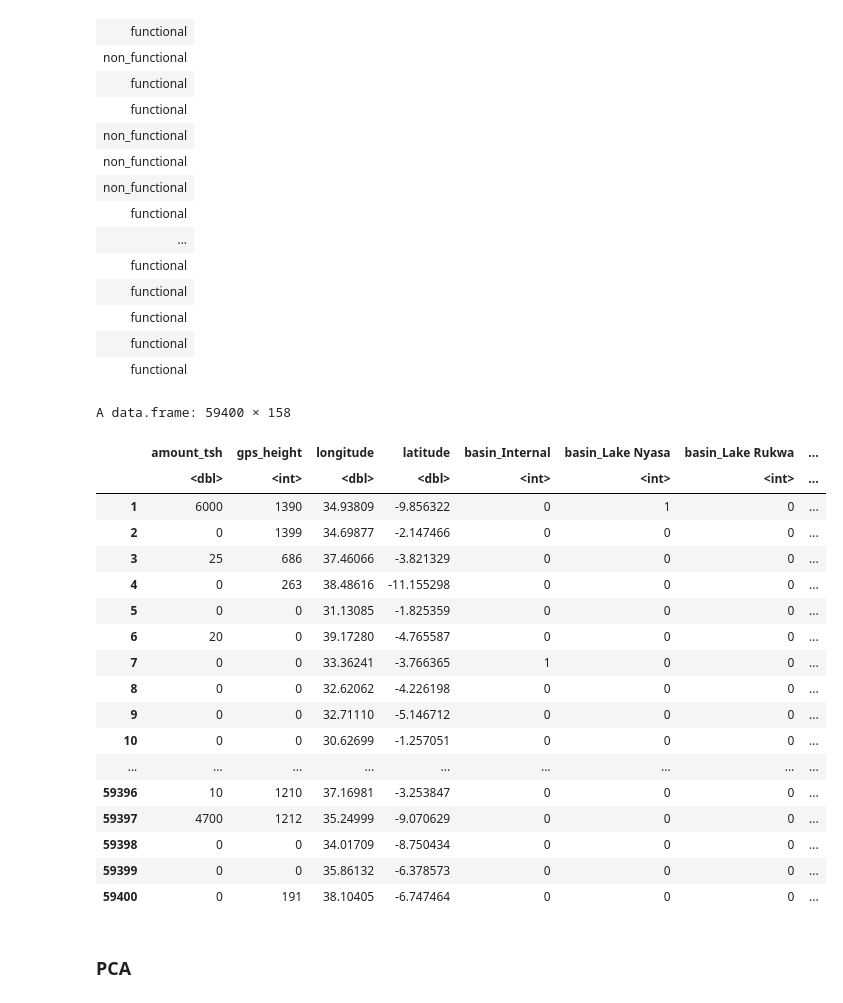
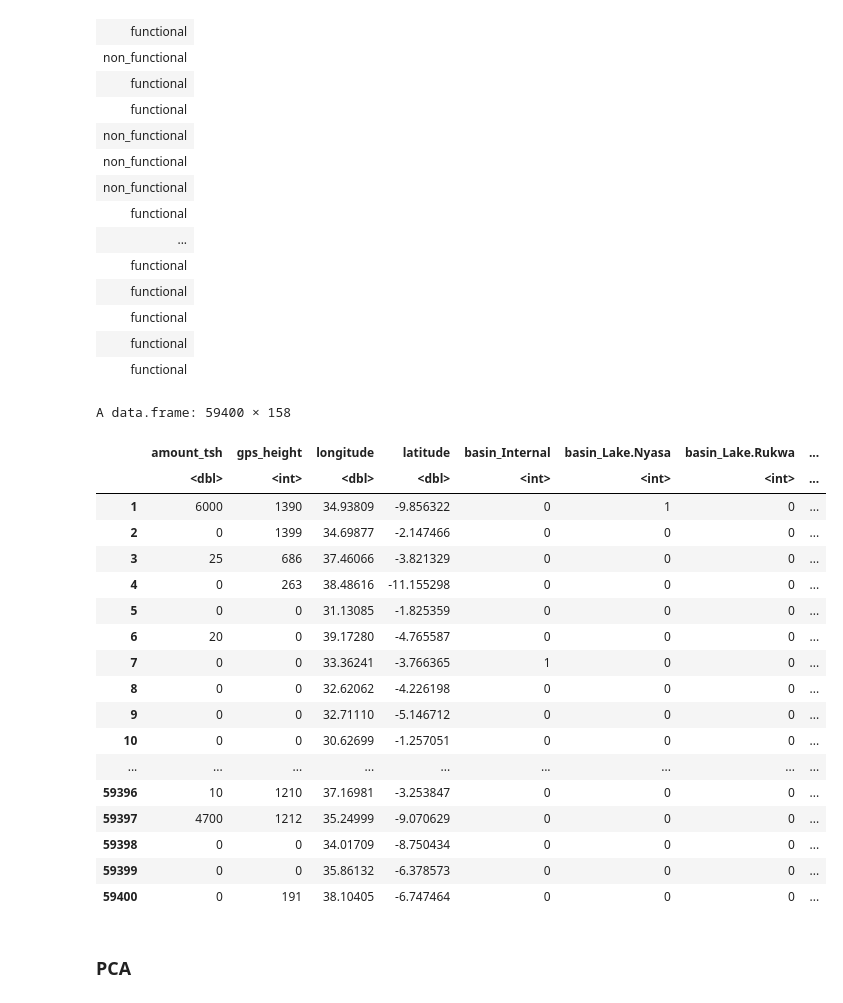
Before and after one commit to Maxlanglet/Projet_ML, a Jupyter notebook: ReportTemplate_clean.ipynb, the cells around one changed output. Saved outputs shown, nothing was run; the diff lists cells and outputs as text; code cells hidden in the pictures.

```diff
--- a/ReportTemplate_clean.ipynb
+++ b/ReportTemplate_clean.ipynb
@@ -543,28 +516,29 @@ A data.frame: 59400 × 1
 | functional |
 | functional |
 | functional |
-# %%
-X_onehot
-# %% [output]
-A data.frame: 59400 × 158
-|  | amount_tsh | gps_height | longitude | latitude | basin_Internal | basin_Lake Nyasa | basin_Lake Rukwa | ... |
-|  | <dbl> | <int> | <dbl> | <dbl> | <int> | <int> | <int> | ... |
-| 1 | 6000 | 1390 | 34.93809 | -9.856322 | 0 | 1 | 0 | ... |
-| 2 | 0 | 1399 | 34.69877 | -2.147466 | 0 | 0 | 0 | ... |
-| 3 | 25 | 686 | 37.46066 | -3.821329 | 0 | 0 | 0 | ... |
-| 4 | 0 | 263 | 38.48616 | -11.155298 | 0 | 0 | 0 | ... |
-| 5 | 0 | 0 | 31.13085 | -1.825359 | 0 | 0 | 0 | ... |
-| 6 | 20 | 0 | 39.17280 | -4.765587 | 0 | 0 | 0 | ... |
-| 7 | 0 | 0 | 33.36241 | -3.766365 | 1 | 0 | 0 | ... |
-| 8 | 0 | 0 | 32.62062 | -4.226198 | 0 | 0 | 0 | ... |
-| 9 | 0 | 0 | 32.71110 | -5.146712 | 0 | 0 | 0 | ... |
-| 10 | 0 | 0 | 30.62699 | -1.257051 | 0 | 0 | 0 | ... |
-| ... | ... | ... | ... | ... | ... | ... | ... | ... |
-| 59396 | 10 | 1210 | 37.16981 | -3.253847 | 0 | 0 | 0 | ... |
-| 59397 | 4700 | 1212 | 35.24999 | -9.070629 | 0 | 0 | 0 | ... |
-| 59398 | 0 | 0 | 34.01709 | -8.750434 | 0 | 0 | 0 | ... |
-| 59399 | 0 | 0 | 35.86132 | -6.378573 | 0 | 0 | 0 | ... |
-| 59400 | 0 | 191 | 38.10405 | -6.747464 | 0 | 0 | 0 | ... |
+# %%
+names(X_onehot)<-make.names(names(X_onehot))
+X_onehot
+# %% [output]
+A data.frame: 59400 × 158
+|  | amount_tsh | gps_height | longitude | latitude | basin_Internal | basin_Lake.Nyasa | basin_Lake.Rukwa | ... |
+|  | <dbl> | <int> | <dbl> | <dbl> | <int> | <int> | <int> | ... |
+| 1 | 6000 | 1390 | 34.93809 | -9.856322 | 0 | 1 | 0 | ... |
+| 2 | 0 | 1399 | 34.69877 | -2.147466 | 0 | 0 | 0 | ... |
+| 3 | 25 | 686 | 37.46066 | -3.821329 | 0 | 0 | 0 | ... |
+| 4 | 0 | 263 | 38.48616 | -11.155298 | 0 | 0 | 0 | ... |
+| 5 | 0 | 0 | 31.13085 | -1.825359 | 0 | 0 | 0 | ... |
+| 6 | 20 | 0 | 39.17280 | -4.765587 | 0 | 0 | 0 | ... |
+| 7 | 0 | 0 | 33.36241 | -3.766365 | 1 | 0 | 0 | ... |
+| 8 | 0 | 0 | 32.62062 | -4.226198 | 0 | 0 | 0 | ... |
+| 9 | 0 | 0 | 32.71110 | -5.146712 | 0 | 0 | 0 | ... |
+| 10 | 0 | 0 | 30.62699 | -1.257051 | 0 | 0 | 0 | ... |
+| ... | ... | ... | ... | ... | ... | ... | ... | ... |
+| 59396 | 10 | 1210 | 37.16981 | -3.253847 | 0 | 0 | 0 | ... |
+| 59397 | 4700 | 1212 | 35.24999 | -9.070629 | 0 | 0 | 0 | ... |
+| 59398 | 0 | 0 | 34.01709 | -8.750434 | 0 | 0 | 0 | ... |
+| 59399 | 0 | 0 | 35.86132 | -6.378573 | 0 | 0 | 0 | ... |
+| 59400 | 0 | 191 | 38.10405 | -6.747464 | 0 | 0 | 0 | ... |
 # %% [markdown]
 ### PCA
 # %%
```
Also changed, not shown: parts of 76 cells of this notebook, 1 other file.
